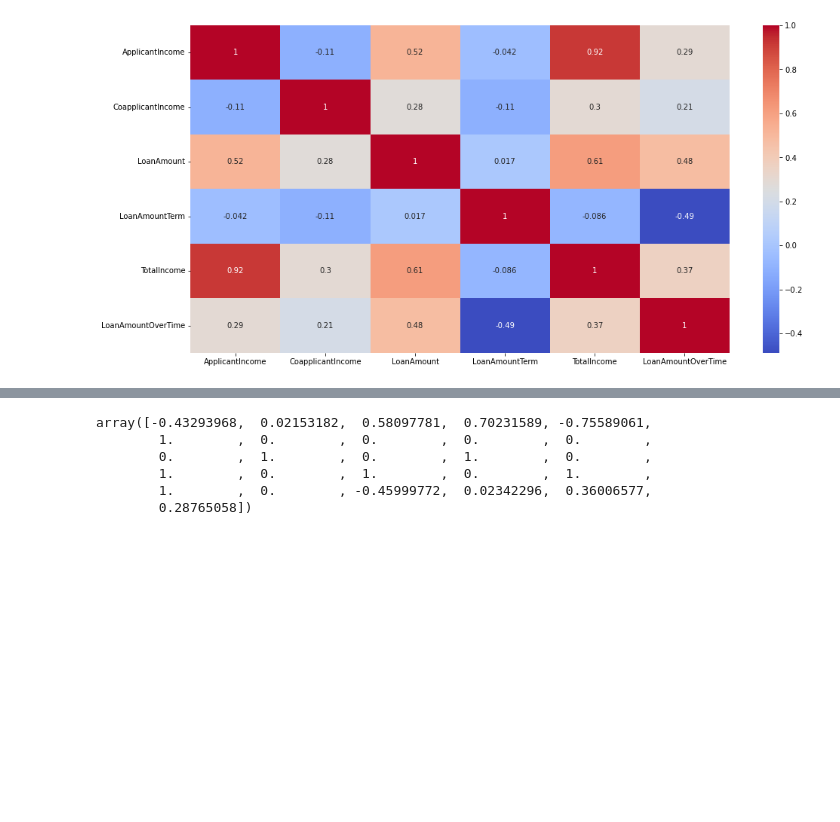
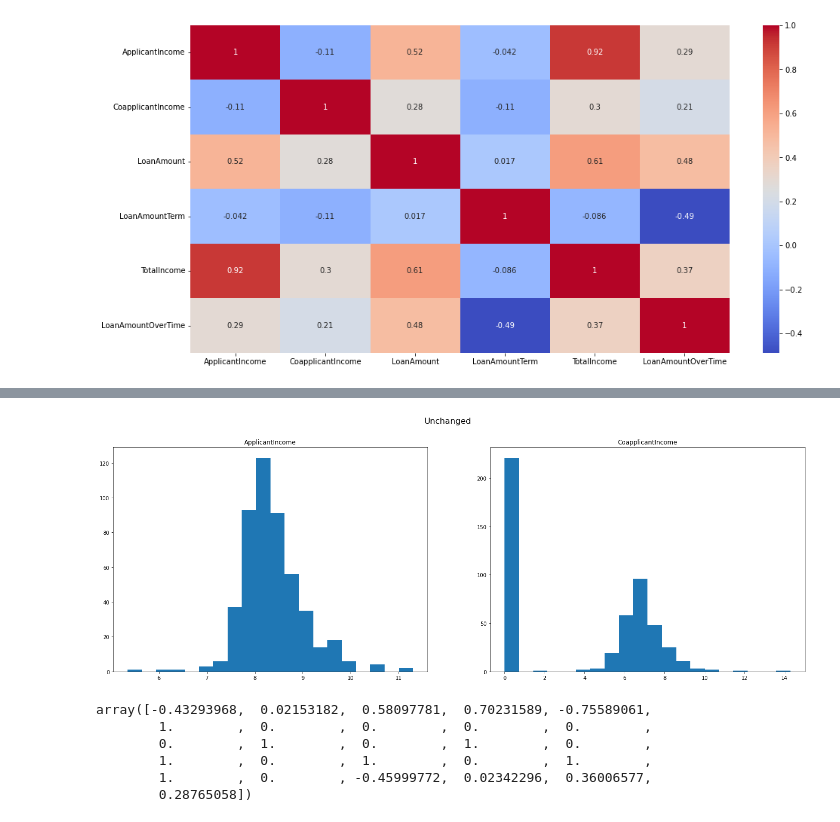
Before and after one commit to CharlesPizza/HomeLoan, a Jupyter notebook: Untitled.ipynb, the cells around one changed output, grey strips where cells are left out. Saved outputs shown, nothing was run; the diff lists cells and outputs as text; code cells hidden in the pictures; blank space fills up the shorter version.

```diff
--- a/Untitled.ipynb
+++ b/Untitled.ipynb
@@ -588,3 +604,14 @@ plt.show()
+# %%
+created_feature = X_train[['TotalIncome', 'LoanAmountOverTime']]
+fig, axs = plt.subplots(1, 2, figsize=(24,8))
+axs = axs.flatten()
+for idx in range(created_feature.shape[1]):
+    axs[idx].hist(X[:,idx], bins=20)
+    axs[idx].set_title(imputer.get_feature_names_out()[idx])
+plt.suptitle('Unchanged', fontsize=16)
+plt.show()
+# %% [output]
+[figure, added]
 # %%
 from sklearn.compose import ColumnTransformer
 from sklearn.pipeline import Pipeline, make_pipeline
```
Also changed, not shown: parts of 53 cells of this notebook.
